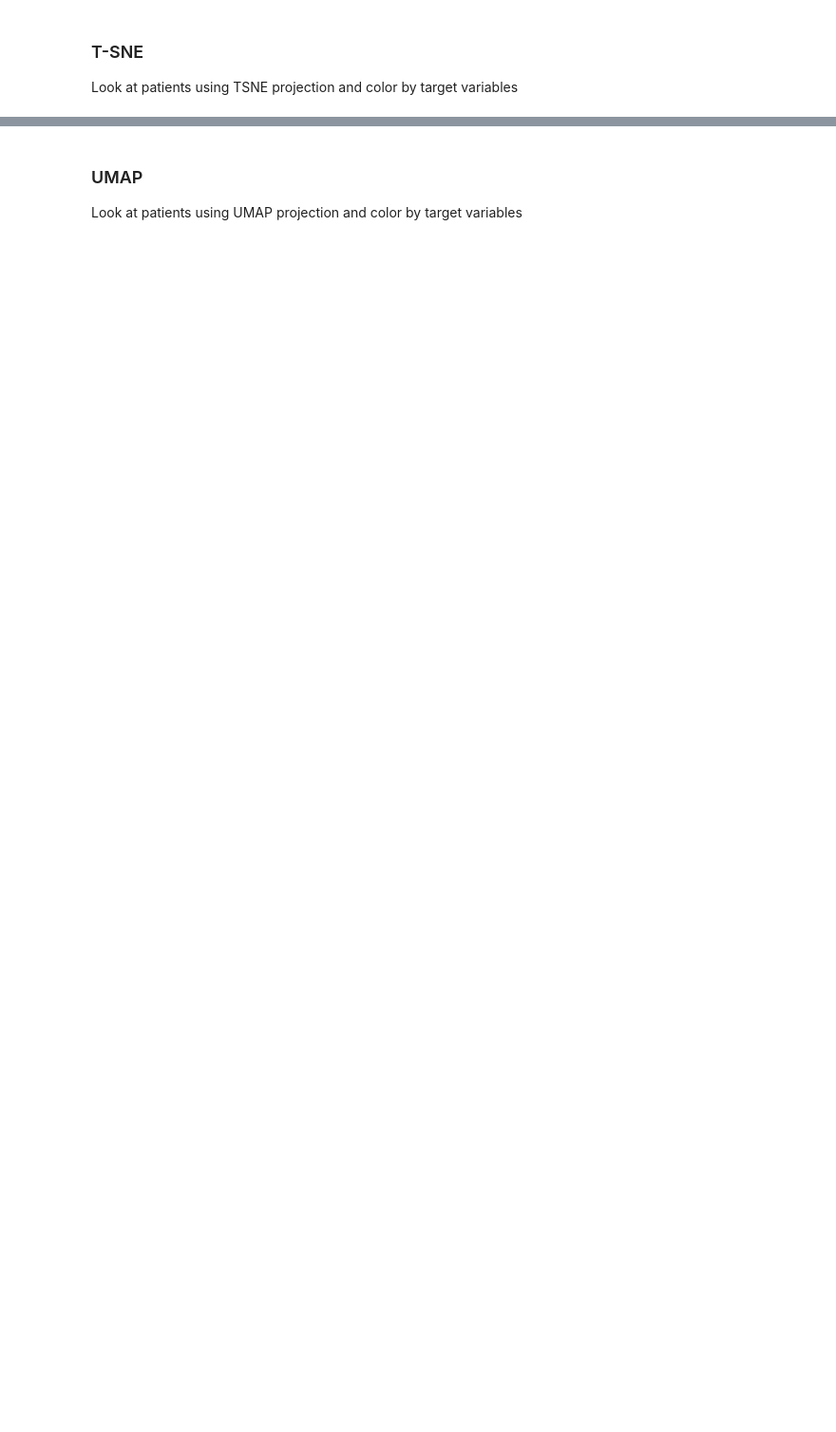
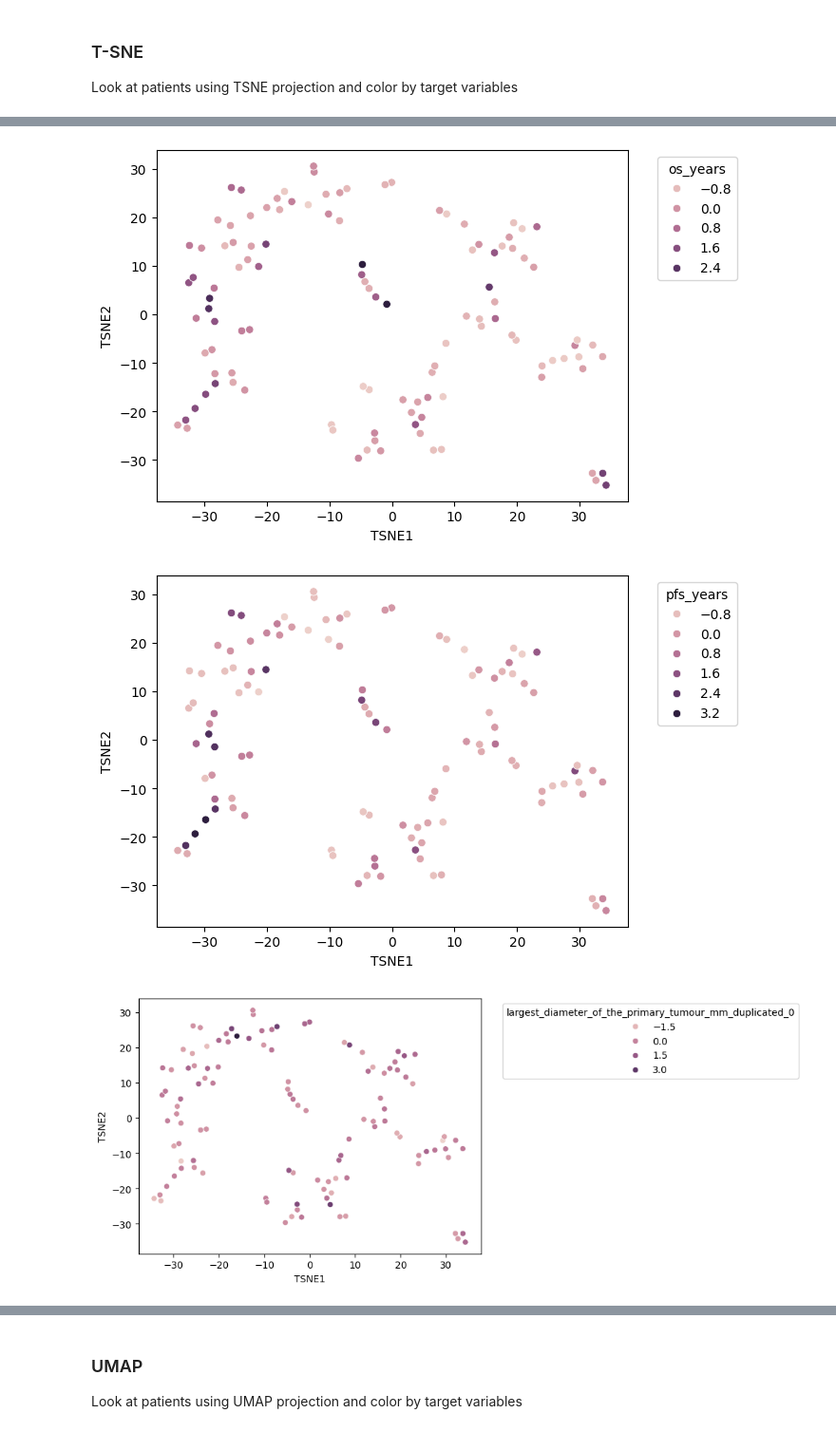
Before and after one commit to Tikings/gbm_hackathon, a Jupyter notebook: analysis/clinical_insights.ipynb, the cells around one changed output, grey strips where cells are left out. Shown at 95% size. Drawn from its saved outputs; the diff is of its cells as text; code cells hidden in the pictures; blank space fills up the shorter version.

```diff
--- a/analysis/clinical_insights.ipynb
+++ b/analysis/clinical_insights.ipynb
@@ -155,0 +158,14 @@ Look at patients using TSNE projection and color by target variables
+# %%
+tsne = TSNE(perplexity=5)
+tsne_X = pd.DataFrame(tsne.fit_transform(X_df), columns=['TSNE1', 'TSNE2'], index=X_df.index)
+
+tsne_df = pd.concat([tsne_X, Y_df], axis=1)
+# %%
+for target in targets:
+    sns.scatterplot(tsne_df, x='TSNE1', y='TSNE2', hue=target)
+    plt.legend(bbox_to_anchor=(1.05,1), loc='upper left', title=target)
+    plt.show()
+# %% [output]
+[figure, added]
+[figure, added]
+[figure, added]
```
Also changed, not shown: parts of 23 cells of this notebook.
